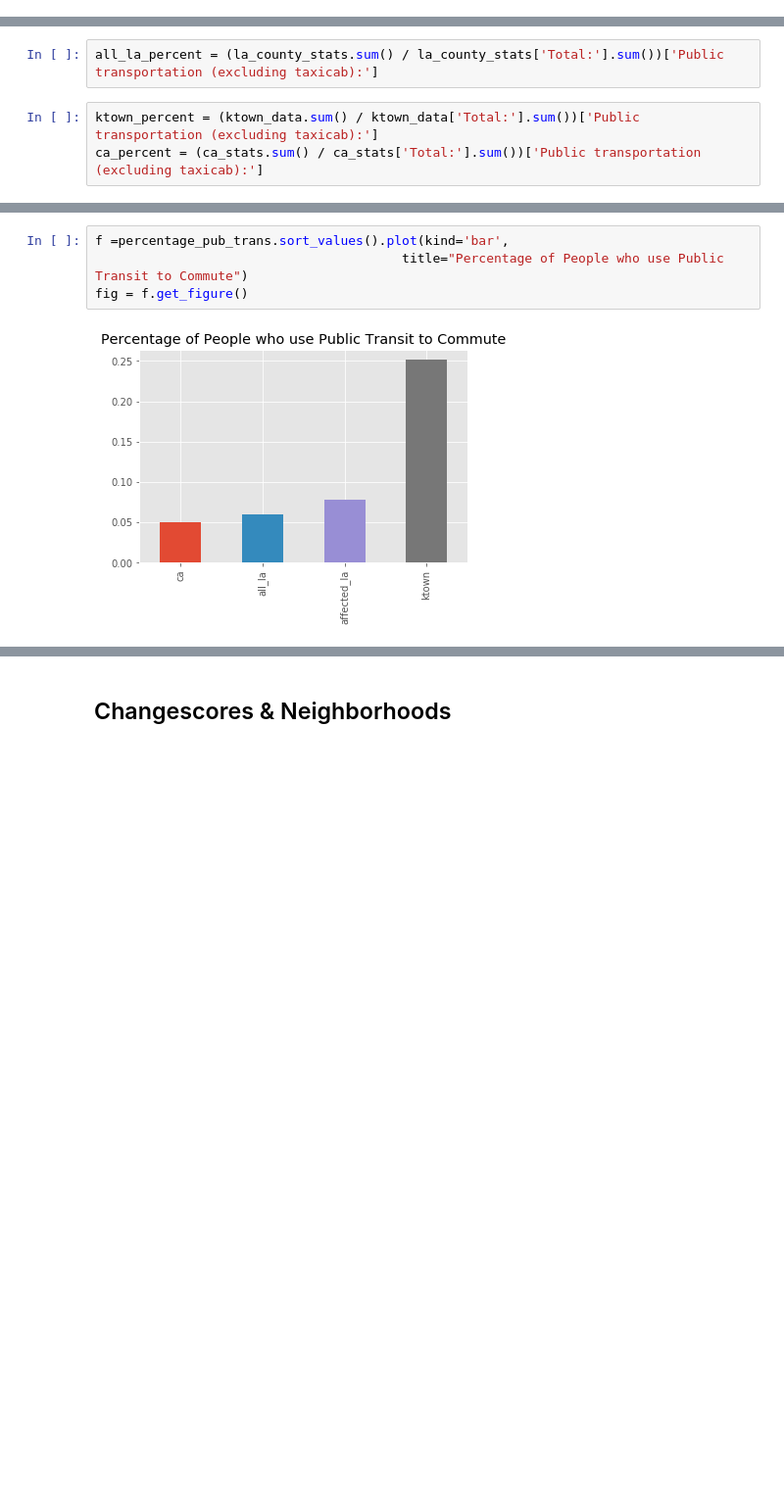
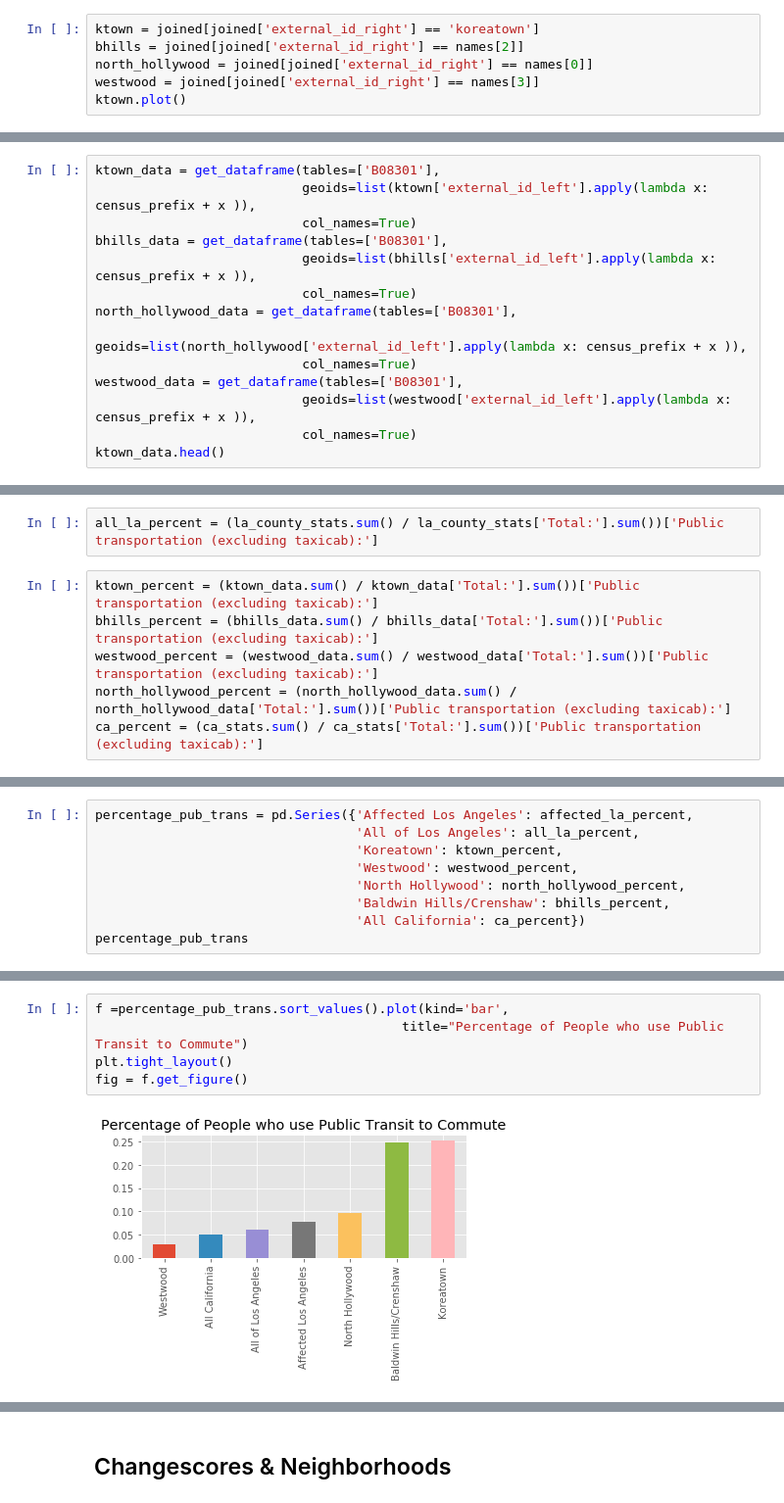
Before and after one commit to policyclub/zoning-metadata, a Jupyter notebook: analysis/koreatown.ipynb, the cells around one changed output, grey strips where cells are left out. Shown at 98% size. Drawn from its saved outputs; the diff is of its cells as text; blank space fills up the shorter version.

Commit message:
modeshare chart

```diff
--- a/analysis/koreatown.ipynb
+++ b/analysis/koreatown.ipynb
@@ -145,0 +142,6 @@ ktown.plot()
+# %%
+ktown = joined[joined['external_id_right'] == 'koreatown']
+bhills = joined[joined['external_id_right'] == names[2]]
+north_hollywood = joined[joined['external_id_right'] == names[0]]
+westwood = joined[joined['external_id_right'] == names[3]]
+ktown.plot()
@@ -178,0 +171,14 @@ ktown_data.head()
+# %%
+ktown_data = get_dataframe(tables=['B08301'],
+                           geoids=list(ktown['external_id_left'].apply(lambda x: census_prefix + x )),
+                           col_names=True)
+bhills_data = get_dataframe(tables=['B08301'],
+                           geoids=list(bhills['external_id_left'].apply(lambda x: census_prefix + x )),
+                           col_names=True)
+north_hollywood_data = get_dataframe(tables=['B08301'],
+                           geoids=list(north_hollywood['external_id_left'].apply(lambda x: census_prefix + x )),
+                           col_names=True)
+westwood_data = get_dataframe(tables=['B08301'],
+                           geoids=list(westwood['external_id_left'].apply(lambda x: census_prefix + x )),
+                           col_names=True)
+ktown_data.head()
@@ -225,4 +234,7 @@ affected_la_percent = (affected_tracts.sum() / affected_tracts['Total:'].sum())[
 all_la_percent = (la_county_stats.sum() / la_county_stats['Total:'].sum())['Public transportation (excluding taxicab):']
 # %%
 ktown_percent = (ktown_data.sum() / ktown_data['Total:'].sum())['Public transportation (excluding taxicab):']
+bhills_percent = (bhills_data.sum() / bhills_data['Total:'].sum())['Public transportation (excluding taxicab):']
+westwood_percent = (westwood_data.sum() / westwood_data['Total:'].sum())['Public transportation (excluding taxicab):']
+north_hollywood_percent = (north_hollywood_data.sum() / north_hollywood_data['Total:'].sum())['Public transportation (excluding taxicab):']
 ca_percent = (ca_stats.sum() / ca_stats['Total:'].sum())['Public transportation (excluding taxicab):']
@@ -240,0 +241,9 @@ dtype: float64
+# %%
+percentage_pub_trans = pd.Series({'Affected Los Angeles': affected_la_percent,
+                                  'All of Los Angeles': all_la_percent,
+                                  'Koreatown': ktown_percent,
+                                  'Westwood': westwood_percent,
+                                  'North Hollywood': north_hollywood_percent,
+                                  'Baldwin Hills/Crenshaw': bhills_percent,
+                                  'All California': ca_percent})
+percentage_pub_trans
@@ -241,7 +259,8 @@ dtype: float64
 # %%
 f =percentage_pub_trans.sort_values().plot(kind='bar',
                                         title="Percentage of People who use Public Transit to Commute")
+plt.tight_layout()
 fig = f.get_figure()
 # %% [output]
-[figure, old version]
+[figure, new version]
 # %%
```
Also changed, not shown: parts of 11 cells of this notebook.
